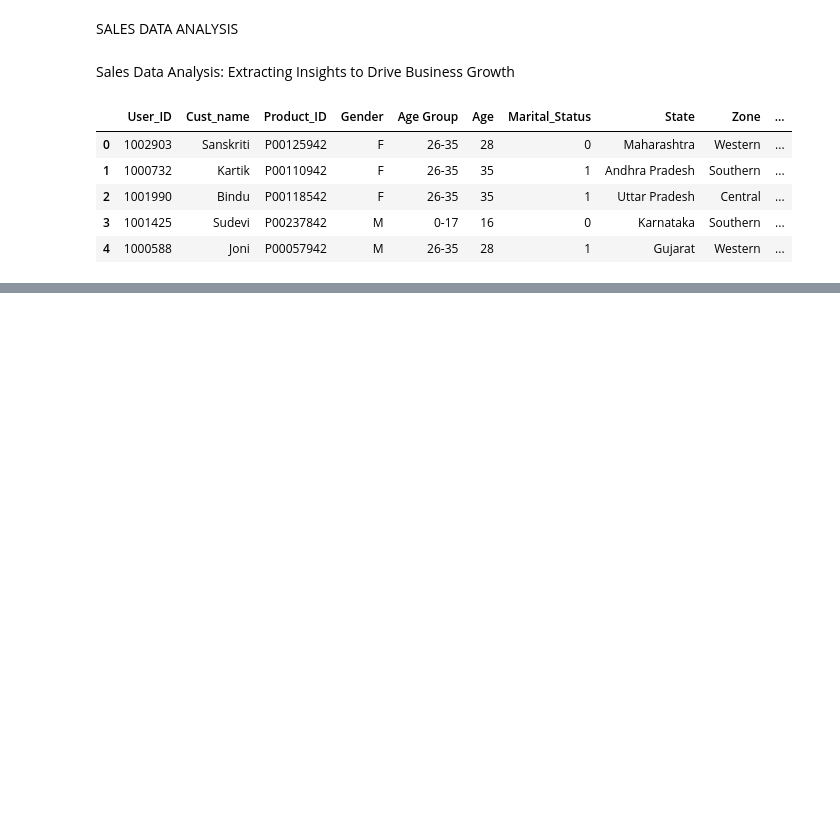
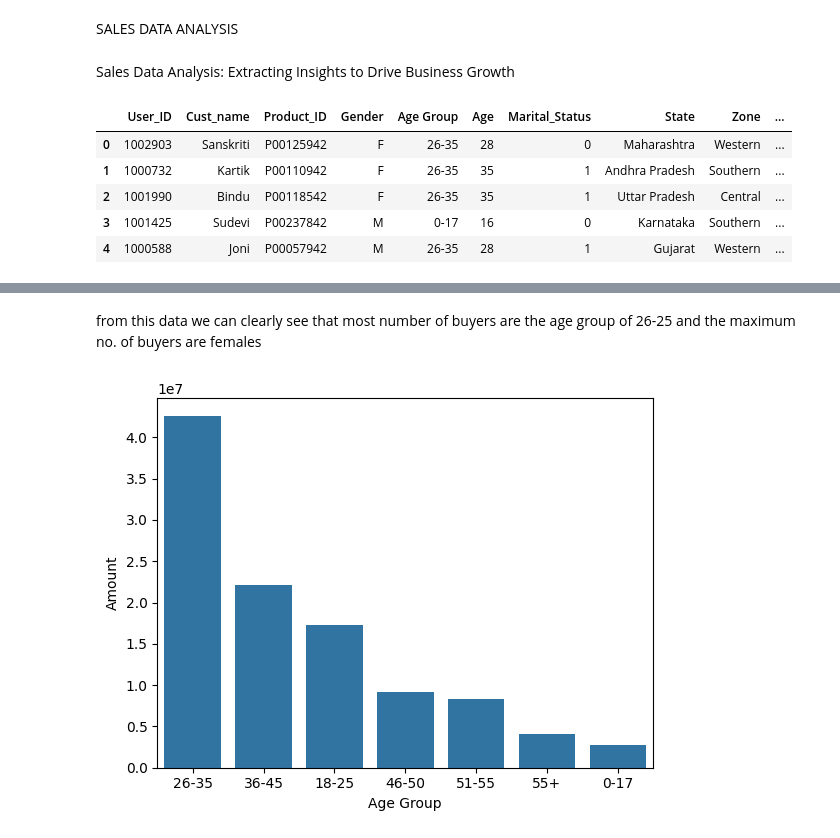
Before and after one commit to Deepak-karmiyal/Sales-Data-Analysis, a Jupyter notebook: sales data.ipynb, the cells around one changed output, grey strips where cells are left out. Drawn from its saved outputs; the diff is of its cells as text; code cells hidden in the pictures; blank space fills up the shorter version.

```diff
--- a/sales data.ipynb
+++ b/sales data.ipynb
@@ -22,0 +203,10 @@ df.head()
+# %% [markdown]
+from this data we can clearly see that most number of buyers are the age group of 26-25 and the maximum no. of buyers are females
+# %%
+sales_age = df.groupby(['Age Group'],as_index = False)['Amount'].sum().sort_values(by = 'Amount',ascending = False)
+sns.barplot(x = 'Age Group',y = 'Amount',data = sales_age)
+
+for bars in ax.containers:
+    ax.bar_label(bars)
+# %% [output]
+[figure, added]
```
Also changed, not shown: parts of 41 cells of this notebook.
